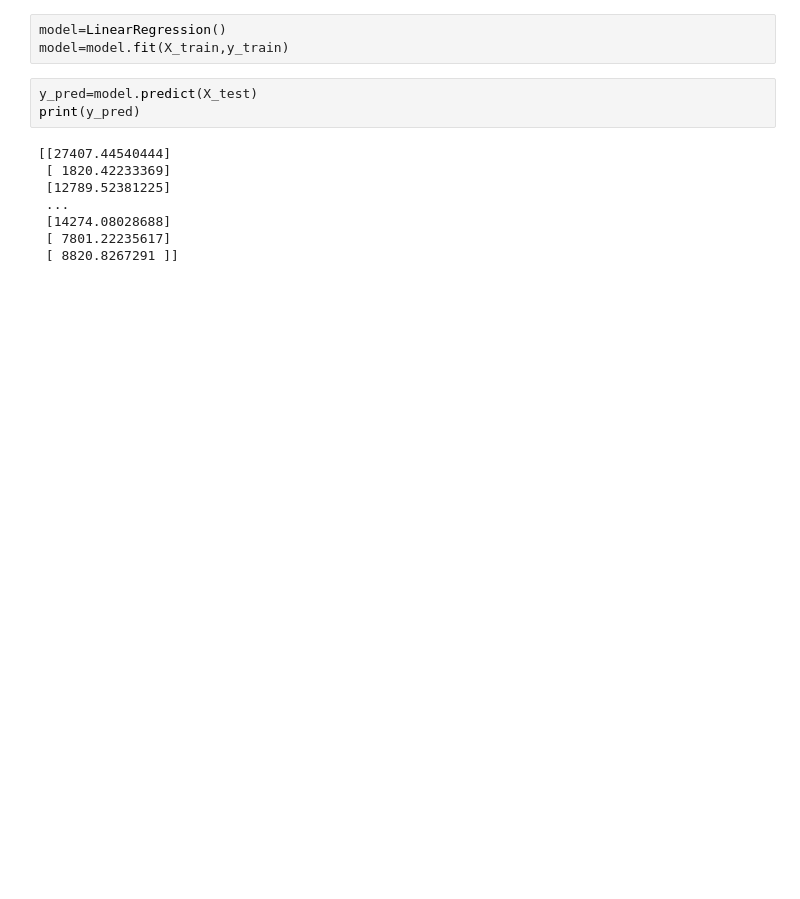
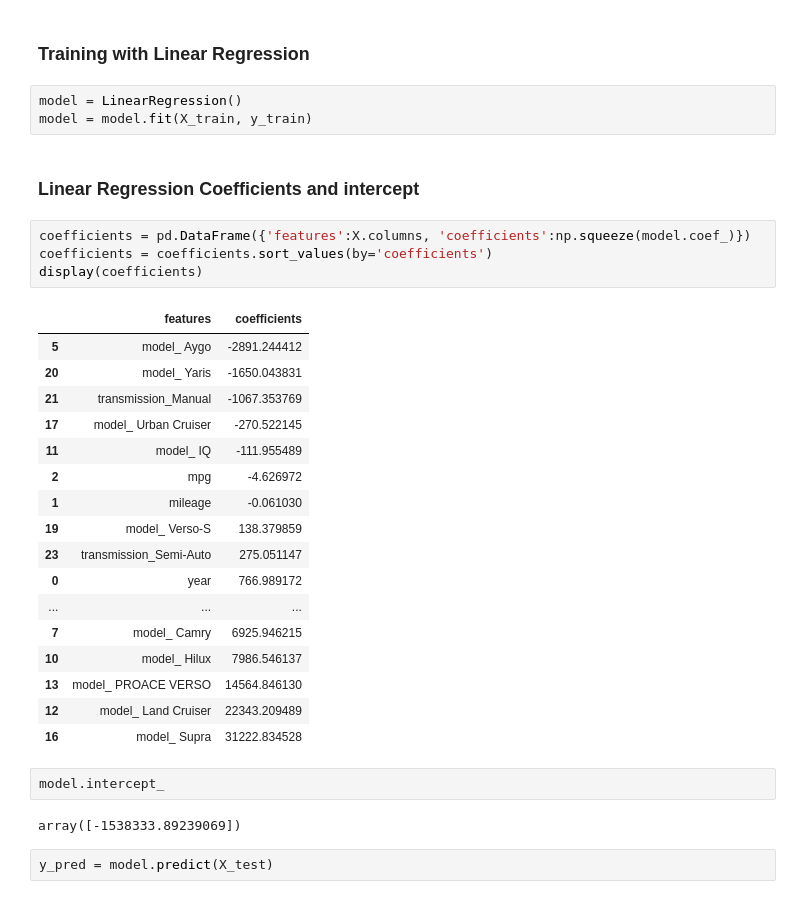
Before and after one commit to minhajjami/toyota-used-car-analysis, a Jupyter notebook: toyota_used_car_ML.ipynb, the cells around one changed output. Drawn from its saved outputs; the diff is of its cells as text; blank space fills up the shorter version.

```diff
--- a/toyota_used_car_ML.ipynb
+++ b/toyota_used_car_ML.ipynb
@@ -46,14 +134,35 @@ print(X_train.shape, X_test.shape, y_train.shape, y_test.shape)
+# %% [markdown]
+<h3>Training with Linear Regression</h3>
 # %%
-model=LinearRegression()
-model=model.fit(X_train,y_train)
+model = LinearRegression()
+model = model.fit(X_train, y_train)
+# %% [markdown]
+<h3>Linear Regression Coefficients and intercept</h3>
+# %%
+coefficients = pd.DataFrame({'features':X.columns, 'coefficients':np.squeeze(model.coef_)})
+coefficients = coefficients.sort_values(by='coefficients')
+display(coefficients)
+# %% [output]
+|  | features | coefficients |
+| 5 | model_ Aygo | -2891.244412 |
+| 20 | model_ Yaris | -1650.043831 |
+| 21 | transmission_Manual | -1067.353769 |
+| 17 | model_ Urban Cruiser | -270.522145 |
+| 11 | model_ IQ | -111.955489 |
+| 2 | mpg | -4.626972 |
+| 1 | mileage | -0.061030 |
+| 19 | model_ Verso-S | 138.379859 |
+| 23 | transmission_Semi-Auto | 275.051147 |
+| 0 | year | 766.989172 |
+| ... | ... | ... |
+| 7 | model_ Camry | 6925.946215 |
+| 10 | model_ Hilux | 7986.546137 |
+| 13 | model_ PROACE VERSO | 14564.846130 |
+| 12 | model_ Land Cruiser | 22343.209489 |
+| 16 | model_ Supra | 31222.834528 |
+# %%
+model.intercept_
+# %% [output]
+array([-1538333.89239069])
 # %%
-y_pred=model.predict(X_test)
-print(y_pred)
+y_pred = model.predict(X_test)
-# %% [output]
-[[27407.44540444]
- [ 1820.42233369]
- [12789.52381225]
- ...
- [14274.08028688]
- [ 7801.22235617]
- [ 8820.8267291 ]]
```
Also changed, not shown: parts of 23 cells of this notebook.
